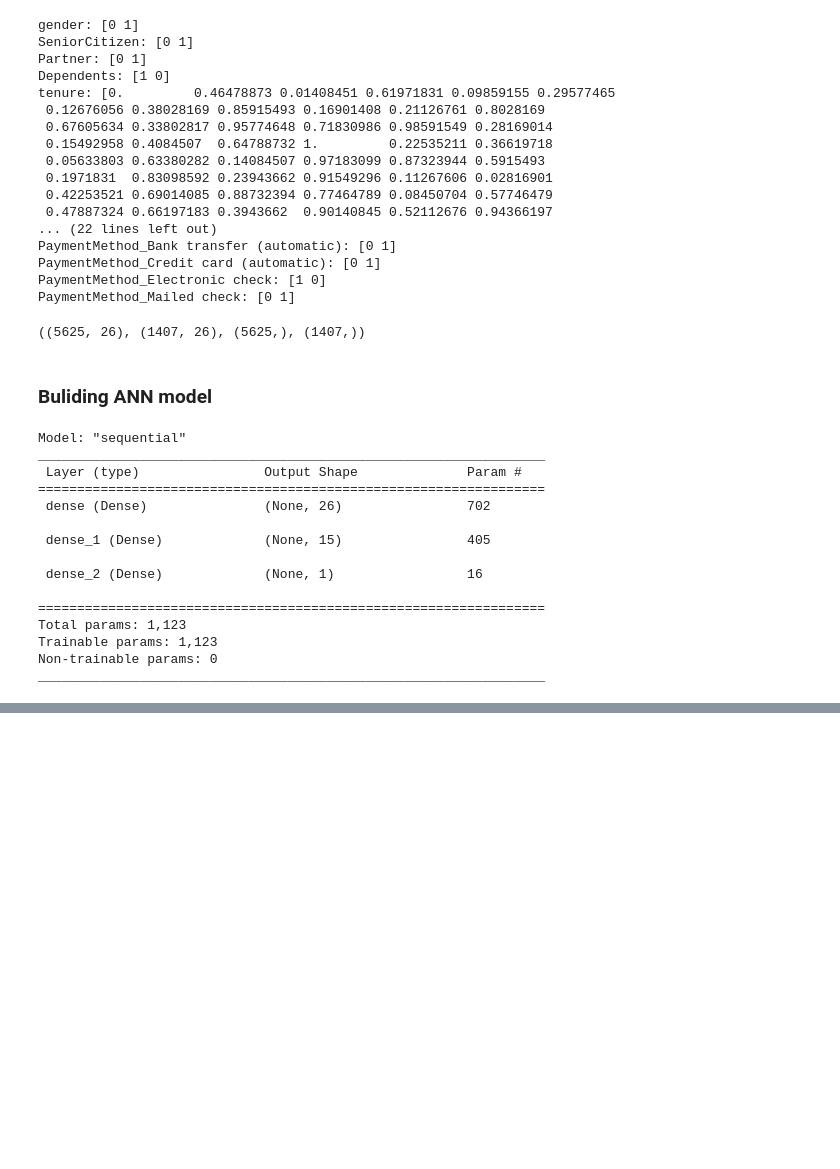
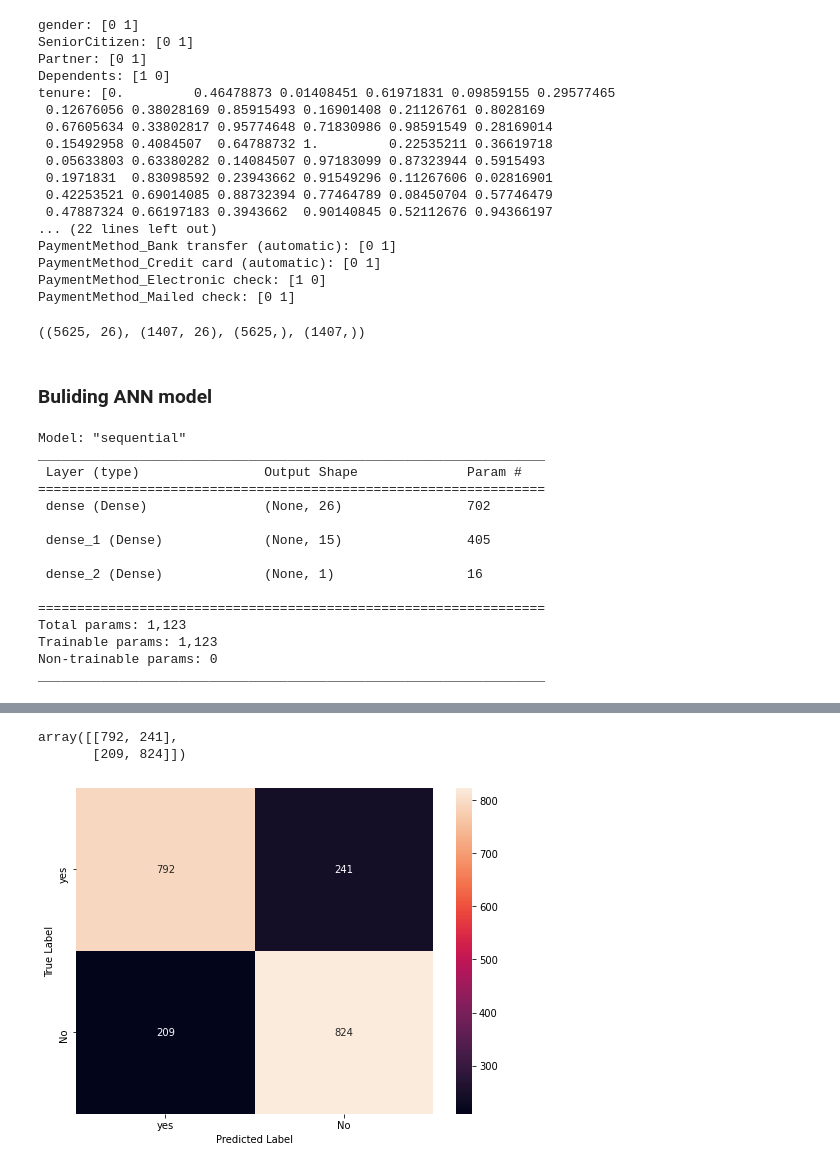
Before and after one commit to SahaAbhisek/Customer_Churn_Prediction_on_Kaggle_Telco_Data_using_a_simple_ANN_Model, a Jupyter notebook: Customer_Churn_Telco.ipynb, the cells around one changed output, grey strips where cells are left out. Saved outputs shown, nothing was run; the diff lists cells and outputs as text; code cells hidden in the pictures; blank space fills up the shorter version.

```diff
--- a/Customer_Churn_Telco.ipynb
+++ b/Customer_Churn_Telco.ipynb
@@ -569,0 +626,2 @@ weighted avg       0.74      0.75      0.74      1407
+# %%
+hist_sm = model_sm.fit(X_train, y_train, epochs=2000)
@@ -569,0 +651,20 @@ weighted avg       0.74      0.75      0.74      1407
+# %%
+ysm_pred = model_sm.predict(X_test)
+# %%
+ysm_pred_ = np.round(ysm_pred)
+# %%
+cm_sm = confusion_matrix(y_test, ysm_pred_)
+cm_sm
+# %% [output]
+array([[792, 241],
+       [209, 824]])
+# %%
+plt.figure(figsize=(8,6))
+sns.heatmap(cm_sm, annot=True, fmt='d')
+plt.ylabel("True Label")
+plt.xlabel("Predicted Label")
+plt.xticks([0.5,1.5],labels=['yes', 'No'])
+plt.yticks([0.5,1.5],labels=['yes', 'No'])
+plt.show()
+# %% [output]
+[figure, added]
```
Also changed, not shown: parts of 25 cells of this notebook.
